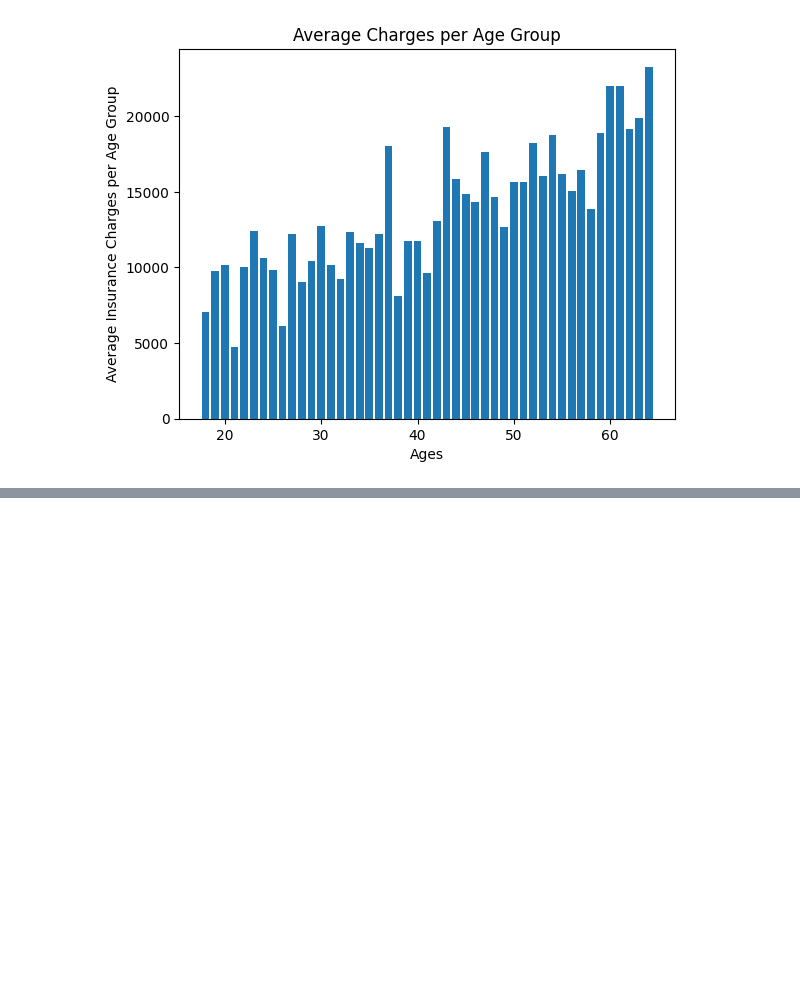
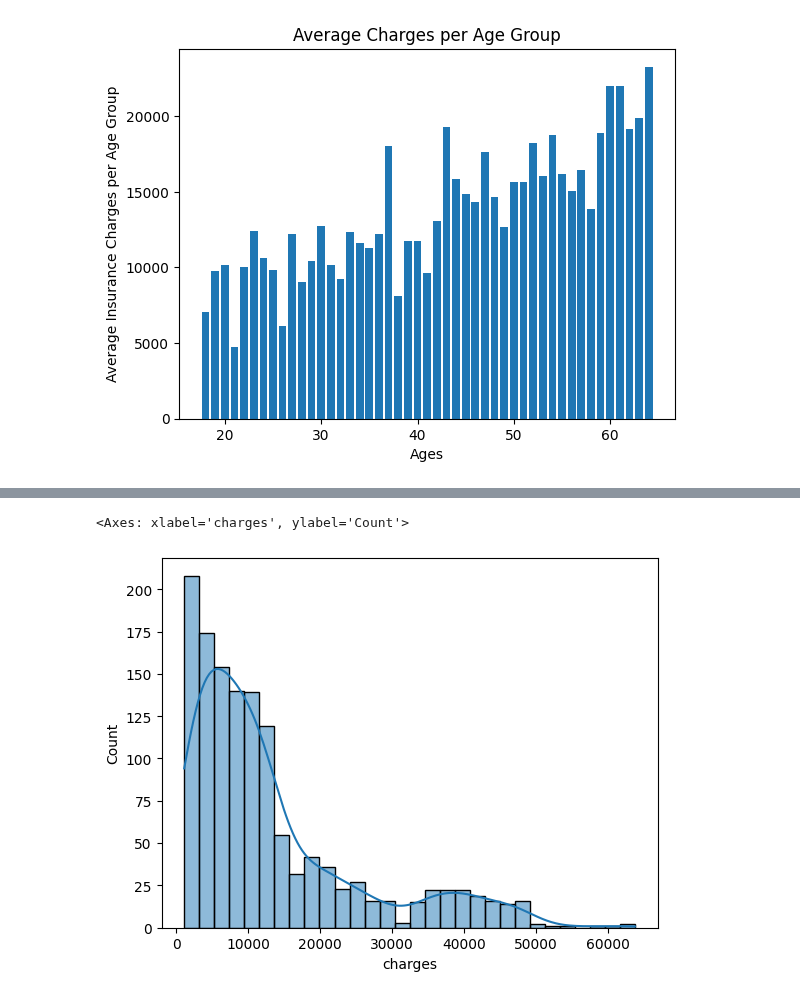
Before and after one commit to lewinskie254/eda, a Jupyter notebook: bivariate_stats.ipynb, the cells around one changed output, grey strips where cells are left out. Saved outputs shown, nothing was run; the diff lists cells and outputs as text; code cells hidden in the pictures; blank space fills up the shorter version.

```diff
--- a/bivariate_stats.ipynb
+++ b/bivariate_stats.ipynb
@@ -128,0 +154,5 @@ plt.show()
+# %%
+sns.histplot(df['charges'], kde=True)
+# %% [output]
+<Axes: xlabel='charges', ylabel='Count'>
+[figure, added]
```
Also changed, not shown: parts of 11 cells of this notebook.
